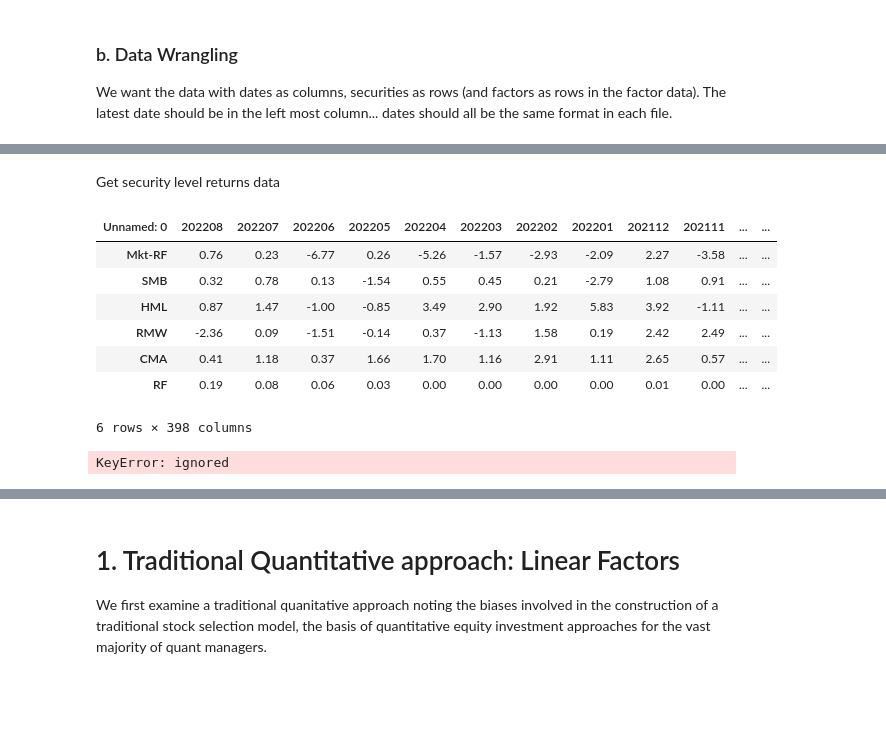
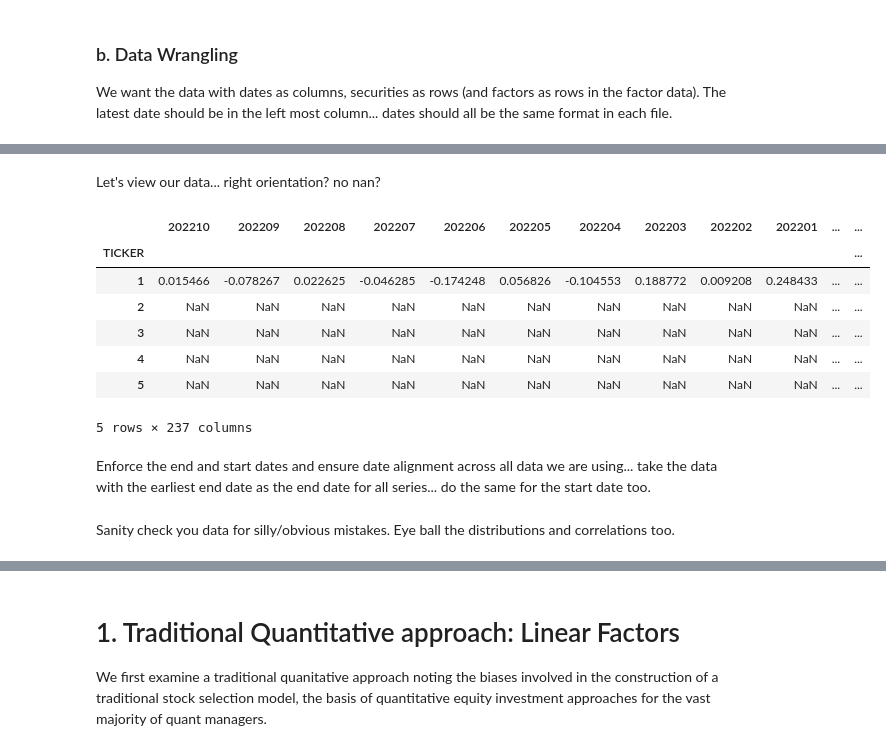
Before and after one commit to danphilps/Investment-SAI, a Jupyter notebook: M6_Investment.ipynb, the cells around one changed output, grey strips where cells are left out. Drawn from its saved outputs; the diff is of its cells as text; code cells hidden in the pictures; blank space fills up the shorter version.

```diff
--- a/M6_Investment.ipynb
+++ b/M6_Investment.ipynb
@@ -109,5 +101,16 @@ df_ff_factors = df_ff_factors.drop(df_ff_factors.index[row:])
 We want the data with dates as columns, securities as rows (and factors as rows in the factor data).
 The latest date should be in the left most column... dates should all be the same format in each file.
 # %%
+# Get risk free rate sorted and transposed...
 df_tb3ms = df_tb3ms.sort_values(by='DATE', ascending=False)
 df_tb3ms = df_tb3ms.transpose()
+# Set columns as dates
+df_tb3ms.columns = df_tb3ms.iloc[0,:].astype(int)
+df_tb3ms = df_tb3ms.iloc[1:, :]
+# Force type to float
+df_tb3ms = df_tb3ms.astype(dtype=float)
+# stated at percentages? No...
+df_tb3ms = df_tb3ms/100
+
+#Check...
+df_tb3ms.head()
@@ -114,7 +121,15 @@ df_tb3ms = df_tb3ms.transpose()
 # %%
+# Get FF factors sorted and transposed...
 # Columns as dates (latest date in the left col), rows are factors or securities...
 df_ff_factors = df_ff_factors.sort_values(by=df_ff_factors.columns[0], ascending=False)
 df_ff_factors = df_ff_factors.transpose()
 # Set columns as dates
-df_ff_factors.columns = df_ff_factors.iloc[0, :]
+df_ff_factors.columns = df_ff_factors.iloc[0,:].astype(int)
 df_ff_factors = df_ff_factors.iloc[1:, :]
+# Force type to float
+df_ff_factors = df_ff_factors.astype(dtype=float)
+# stated at percentages? No...
+df_ff_factors = df_ff_factors/100
+
+#Check...
+df_ff_factors.head()
@@ -120,0 +144,16 @@ df_ff_factors = df_ff_factors.iloc[1:, :]
+# %%
+# Get security returns sorted and transposed...
+# separate the security static data into another DataFrame
+df_sec_static = df_sec_rets[['TICKER','NAME','SECTOR','COUNTRY']]
+# Remove static data from the returns data frame
+df_sec_rets = df_sec_rets.drop(['NAME','SECTOR','COUNTRY'], axis=1)
+# Set row Index as TICKER...
+df_sec_rets = df_sec_rets.set_index('TICKER')
+
+# Set columns as int type (they are actually dates)
+df_sec_rets.columns = df_sec_rets.columns.astype(int)
+# Force type to float
+df_sec_rets = df_sec_rets.astype(dtype=float)
+
+#Check...
+df_sec_rets.head()
@@ -121,17 +169,17 @@ df_ff_factors = df_ff_factors.iloc[1:, :]
 # %% [markdown]
-Get security level returns data
+Let's view our data... right orientation? no nan?
 # %%
-df_ff_factors
+df_tb3ms.head()
+df_ff_factors.head()
+df_sec_rets.head()
 # %% [output]
-| Unnamed: 0 | 202208 | 202207 | 202206 | 202205 | 202204 | 202203 | 202202 | 202201 | 202112 | 202111 | ... | ... |
-| Mkt-RF | 0.76 | 0.23 | -6.77 | 0.26 | -5.26 | -1.57 | -2.93 | -2.09 | 2.27 | -3.58 | ... | ... |
-| SMB | 0.32 | 0.78 | 0.13 | -1.54 | 0.55 | 0.45 | 0.21 | -2.79 | 1.08 | 0.91 | ... | ... |
-| HML | 0.87 | 1.47 | -1.00 | -0.85 | 3.49 | 2.90 | 1.92 | 5.83 | 3.92 | -1.11 | ... | ... |
-| RMW | -2.36 | 0.09 | -1.51 | -0.14 | 0.37 | -1.13 | 1.58 | 0.19 | 2.42 | 2.49 | ... | ... |
-| CMA | 0.41 | 1.18 | 0.37 | 1.66 | 1.70 | 1.16 | 2.91 | 1.11 | 2.65 | 0.57 | ... | ... |
-| RF | 0.19 | 0.08 | 0.06 | 0.03 | 0.00 | 0.00 | 0.00 | 0.00 | 0.01 | 0.00 | ... | ... |
+|  | 202210 | 202209 | 202208 | 202207 | 202206 | 202205 | 202204 | 202203 | 202202 | 202201 | ... | ... |
+| TICKER |  |  |  |  |  |  |  |  |  |  |  | ... |
+| 1 | 0.015466 | -0.078267 | 0.022625 | -0.046285 | -0.174248 | 0.056826 | -0.104553 | 0.188772 | 0.009208 | 0.248433 | ... | ... |
+| 2 | NaN | NaN | NaN | NaN | NaN | NaN | NaN | NaN | NaN | NaN | ... | ... |
+| 3 | NaN | NaN | NaN | NaN | NaN | NaN | NaN | NaN | NaN | NaN | ... | ... |
+| 4 | NaN | NaN | NaN | NaN | NaN | NaN | NaN | NaN | NaN | NaN | ... | ... |
+| 5 | NaN | NaN | NaN | NaN | NaN | NaN | NaN | NaN | NaN | NaN | ... | ... |
-6 rows × 398 columns
+5 rows × 237 columns
-# %%
-df_ff_factors = df_ff_factors.sort_values(by=[1], ascending=False)
-# %% [output]
-KeyError: ignored
+# %% [markdown]
+Enforce the end and start dates and ensure date alignment across all data we are using... take the data with the earliest end date as the end date for all series... do the same for the start date too.
@@ -137,0 +204,2 @@ KeyError: ignored
+# %% [markdown]
+Sanity check you data for silly/obvious mistakes. Eye ball the distributions and correlations too.
```
Also changed, not shown: parts of 20 cells of this notebook.
